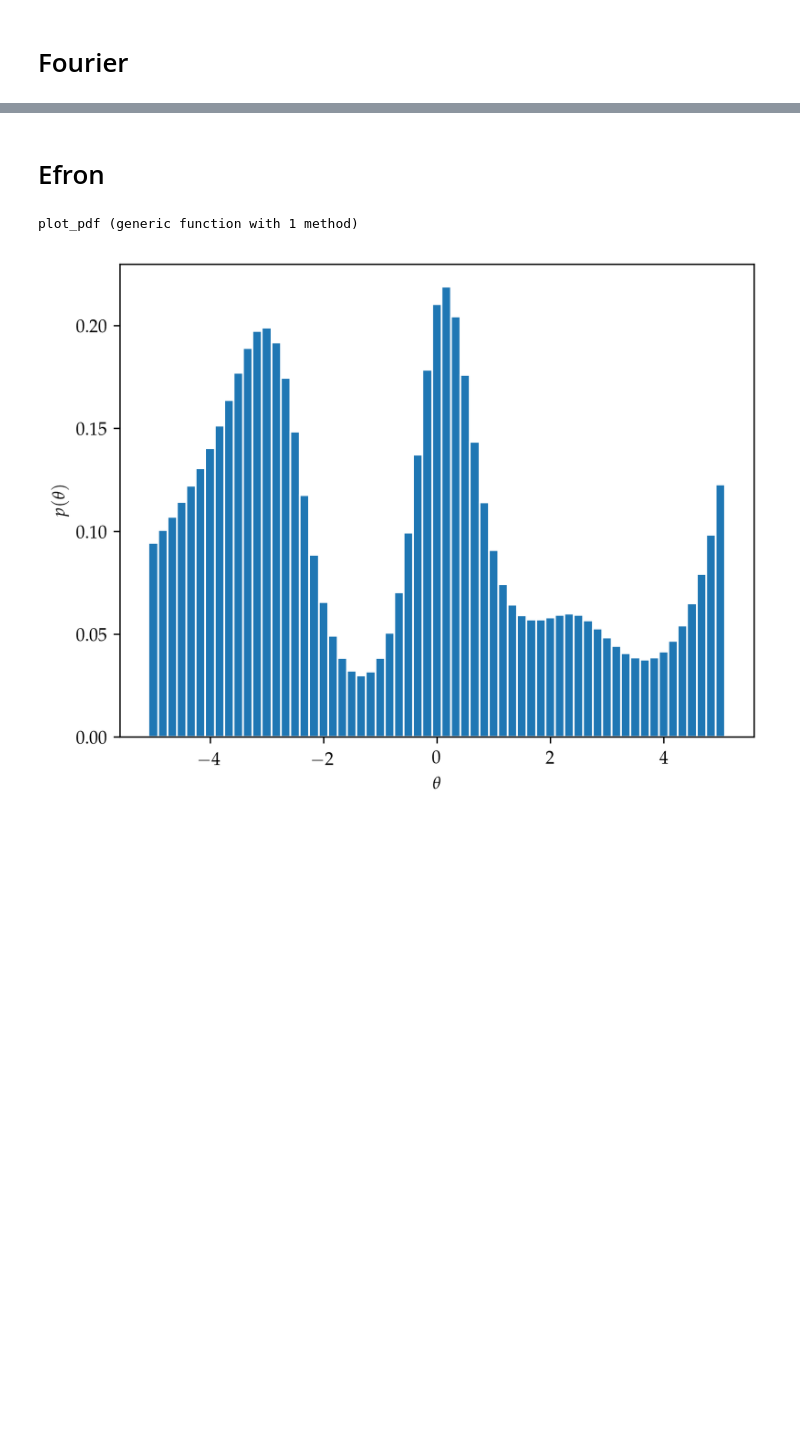
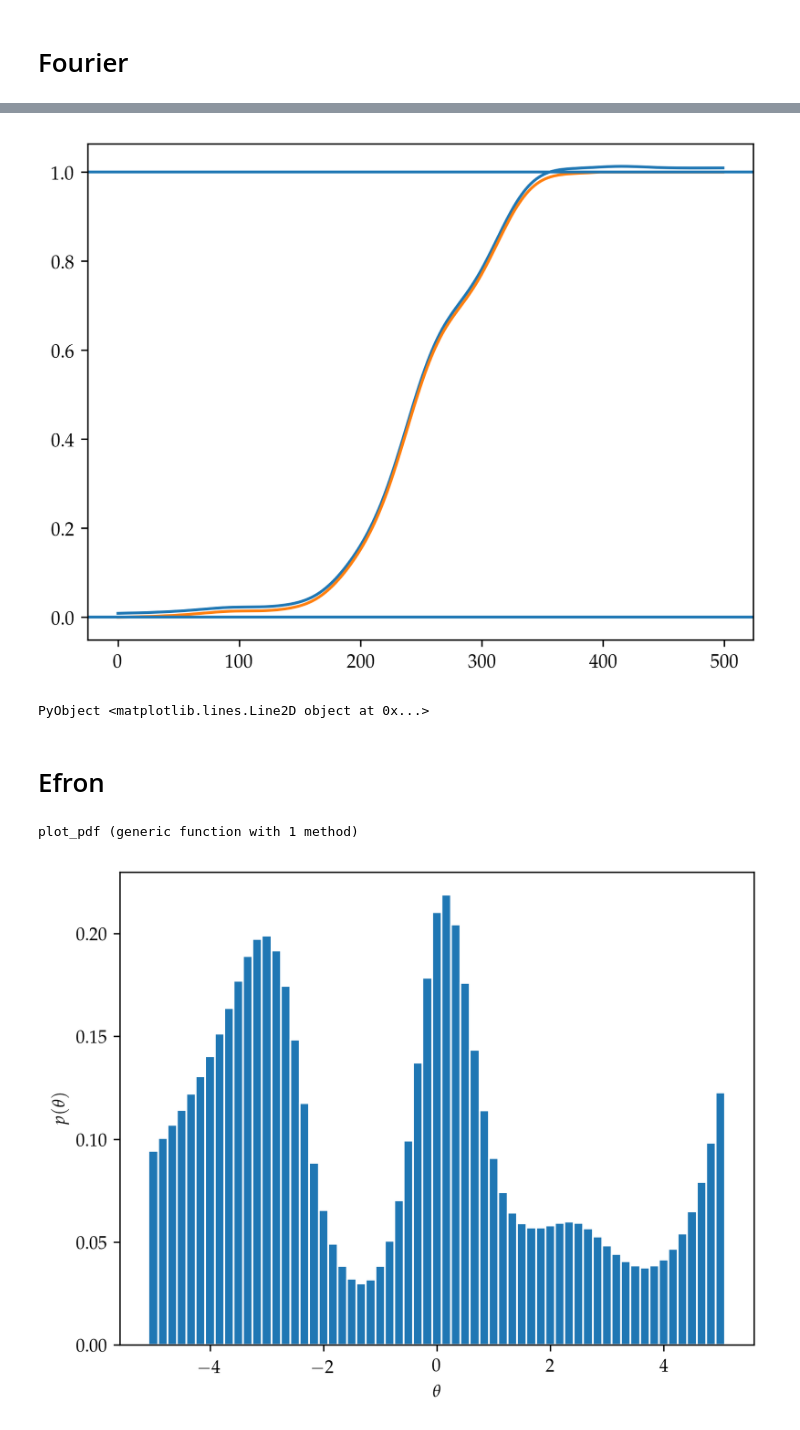
Before and after one commit to maximerischard/DeconvolutionTests.jl, a Jupyter notebook: notebooks/DeconvolveDistribution.ipynb, the cells around one changed output, grey strips where cells are left out. Drawn from its saved outputs; the diff is of its cells as text; code cells hidden in the pictures; blank space fills up the shorter version.

Commit message:
rerun DeconvolveDistribution.ipynb

```diff
--- a/notebooks/DeconvolveDistribution.ipynb
+++ b/notebooks/DeconvolveDistribution.ipynb
@@ -70,4 +69,51 @@ plt.legend(loc="top left")
 PyObject <matplotlib.legend.Legend object at 0x...>
+# %%
+function push_negative_prob!(prob_vec, p::Real)
+    i = 0
+    while p < 0
+        i += 1
+        if i == length(prob_vec)
+            p = 0.0
+            break
+        end
+        p += prob_vec[i] # pick this bit of probability up
+        prob_vec[i] = 0.0 # new probability is zero
+    end
+    prob_vec[i] = p
+end
+function fix_CDF!(Fhat_xx)
+    discretised_pdf = diff(Fhat_xx)
+    while minimum(discretised_pdf) < 0.0
+        imin = argmin(discretised_pdf)
+        pmin = discretised_pdf[imin]
+        discretised_pdf[imin] = 0.0
+        discretised_left = @view(discretised_pdf[imin-1:-1:1])
+        push_negative_prob!(discretised_left, pmin / 2)
+        discretised_right = @view(discretised_pdf[imin+1:end])
+        push_negative_prob!(discretised_right, pmin / 2)
+    end
+    corrected_cdf = cumsum(discretised_pdf)
+    corrected_cdf .-= minimum(corrected_cdf)
+    corrected_cdf ./= maximum(corrected_cdf)
+    @assert maximum(corrected_cdf) ≈ 1.0
+    Fhat_xx[1] = 0.0
+    Fhat_xx[2:end] .= corrected_cdf
+    return Fhat_xx
+end
+
+let
+    dm = decon_settings
+    ϵdistr = U_distr
+    Fhat_xx = DeconvolveDistribution.Fhat(dm.Xgrid, W, dm.num_t, dm.bandwidth, ϵdistr)
+    plt.plot(Fhat_xx)
+    fix_CDF!(Fhat_xx)
+    plt.plot(Fhat_xx)
+    plt.axhline(0.0)
+    plt.axhline(1.0)
+end
+# %% [output]
+[figure, added]
+PyObject <matplotlib.lines.Line2D object at 0x...>
 # %% [markdown]
 # Efron
 # %%
```
Also changed, not shown: parts of 6 cells of this notebook.
